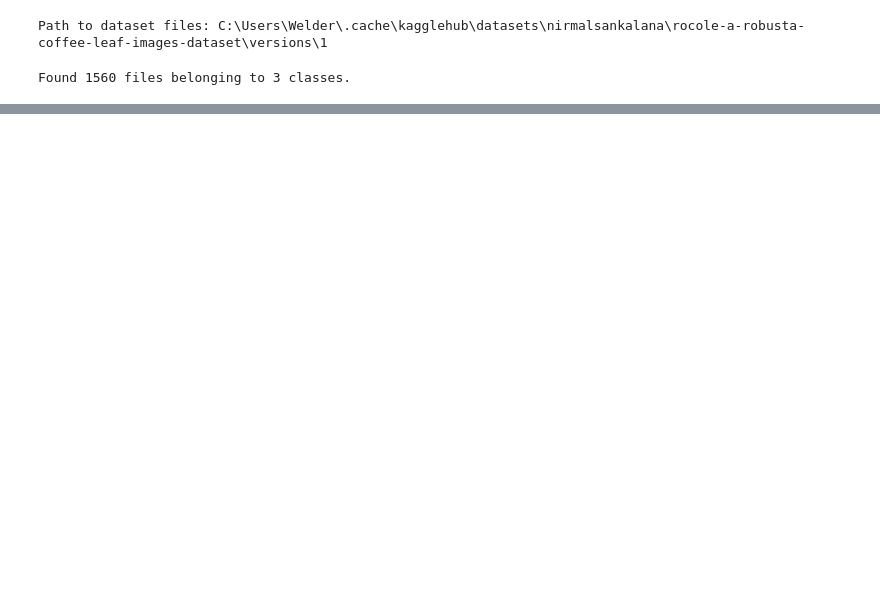
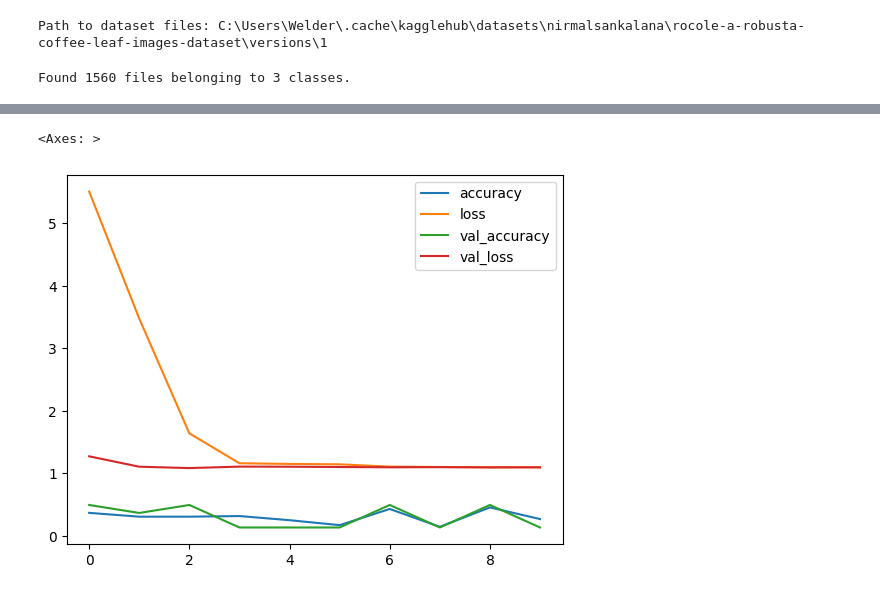
Before and after one commit to weldersalvador/BioScan_classificacao, a Jupyter notebook: CNN_rocole.ipynb, the cells around one changed output, grey strips where cells are left out. Saved outputs shown, nothing was run; the diff lists cells and outputs as text; code cells hidden in the pictures; blank space fills up the shorter version.

```diff
--- a/CNN_rocole.ipynb
+++ b/CNN_rocole.ipynb
@@ -40,0 +51,14 @@ X_train, X_valid, y_train, y_valid = train_test_split(X_train_full,y_train_full,
+# %%
+from sklearn.utils.class_weight import compute_class_weight
+import numpy as np
+
+classes = np.unique(y_train)
+
+weights = compute_class_weight(
+    class_weight='balanced',
+    classes=classes,
+    y=y_train
+)
+
+class_weight = dict(zip(classes, weights))
+print(class_weight)
@@ -40,0 +67,22 @@ X_train, X_valid, y_train, y_valid = train_test_split(X_train_full,y_train_full,
+# %%
+base_model = tf.keras.applications.EfficientNetB0(
+    input_shape=(224,224,3),
+    include_top=False,
+    weights="imagenet"
+)
+
+base_model.trainable = False
+
+model = tf.keras.Sequential([
+    tf.keras.layers.Rescaling(1./255),
+    base_model,
+    tf.keras.layers.GlobalAveragePooling2D(),
+    tf.keras.layers.BatchNormalization(),
+    tf.keras.layers.Dense(128, activation="relu"),
+    tf.keras.layers.Dropout(0.5),
+    tf.keras.layers.Dense(3, activation="softmax")
+])
+# %%
+model.compile(optimizer=tf.keras.optimizers.Adam(learning_rate=0.01),loss="sparse_categorical_crossentropy",metrics=["accuracy"])
+# %%
+history = model.fit(X_train, y_train,validation_data=(X_valid, y_valid),epochs=10,class_weight = class_weight)
@@ -40,0 +147,5 @@ X_train, X_valid, y_train, y_valid = train_test_split(X_train_full,y_train_full,
+# %%
+pd.DataFrame(history.history).plot()
+# %% [output]
+<Axes: >
+[figure, added]
```
Also changed, not shown: parts of 7 cells of this notebook.
